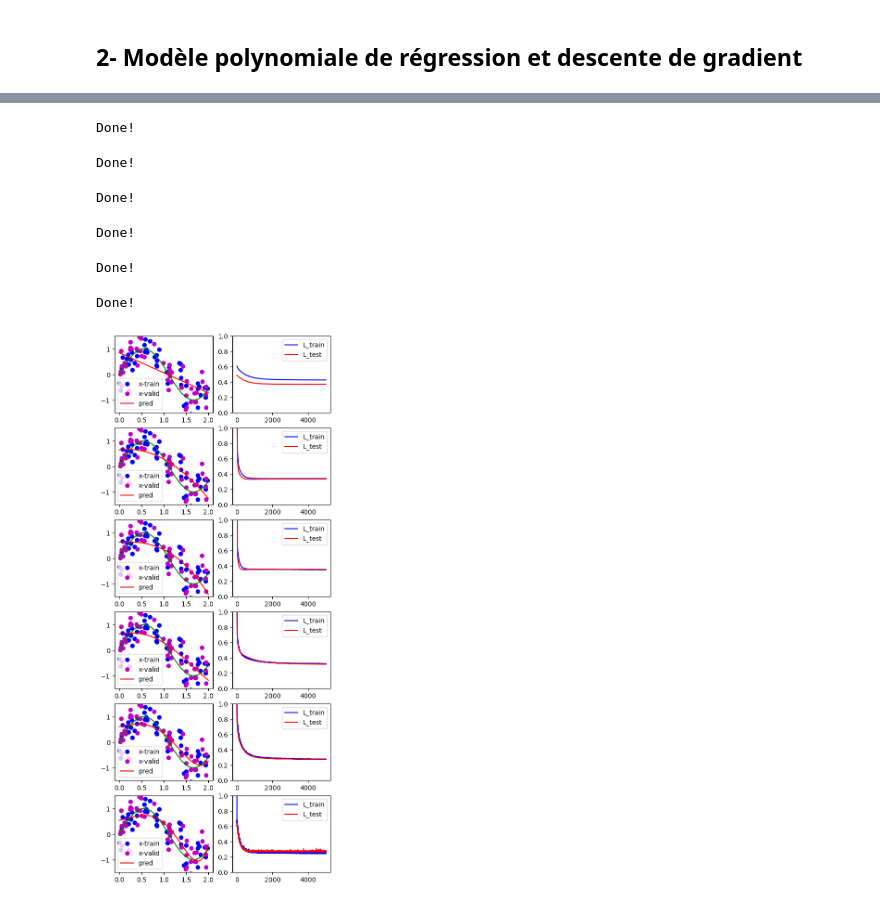
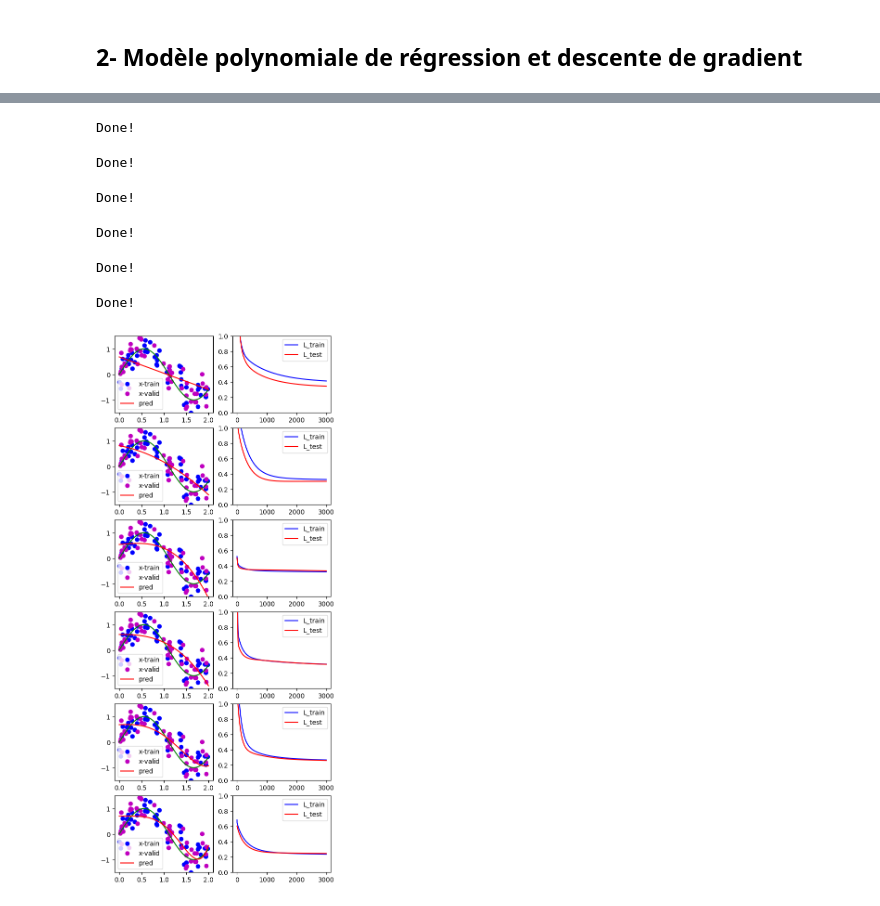
Before and after one commit to RodrigoFernandes-DA/TPs_Univ, a Jupyter notebook: Apprentissage profond/TP1/tp1_regression.ipynb, the cells around one changed output, grey strips where cells are left out. Cells and saved outputs as stored; diff of their text form; code cells hidden in the pictures.

```diff
--- a/Apprentissage profond/TP1/tp1_regression.ipynb
+++ b/Apprentissage profond/TP1/tp1_regression.ipynb
@@ -8,7 +8,7 @@ from tqdm import tqdm
 # %%
 np.random.seed(1)
 N= 100    # nombre d'exemples
-nu= 0.45 # frequence du sinus
+nu= 1 # frequence du sinus
 ORDRE_MAX = 10     # ordre maximum du polynome
 NOISE_EFFECT = 0.50
 
@@ -116,7 +116,7 @@ mse_train, mse_test = [], []
 ORDRE_MAX = 10
 fig, axs = plt.subplots(3,3,figsize=(12,12))
 for m in range(1,ORDRE_MAX):
-    X, Theta = regression(x_train,Y,m,weight_decay=True, Lambda=0.05)
+    X, Theta = regression(x_train,Y,m,weight_decay=False, Lambda=0.5)
     Y_pred = X @ Theta #prédiction des valeurs de Y
     mse_train.append(get_MSE(Y, Y_pred))
 
@@ -144,8 +144,9 @@ for m in range(1,ORDRE_MAX):
 
 plt.figure()
 #plt.ylim([0,1])
-plt.plot([x_train for x_train in range(1,ORDRE_MAX)],mse_train,"b-", label="MSE-train")
-plt.plot([x_test for x_test in range(1,ORDRE_MAX)],mse_test,"m-", label="MSE-test")
+plt.plot([x_train for x_train in range(1,10)],mse_train[:9],"b-", label="MSE-train")
+plt.plot([x_test for x_test in range(1,10)],mse_test[:9],"m-", label="MSE-test")
+# plt.title("Weigh Decay = 0.25")
 plt.legend()
 # %% [output]
 <matplotlib.legend.Legend at 0x...>
@@ -281,7 +282,7 @@ torch.manual_seed(1)
 N=50     # nombre d'exemples
 nu=0.45 # frequence du sinus
 ORDRE_MAX = 7     # ordre maximum du polynome
-NOISE_EFFECT = 0.50 # amplitude du bruit
+NOISE_EFFECT = 0.45 # amplitude du bruit
 
 #La vérité
 xx = np.asarray([2*n/(10*N) for n in range(10*N)])
@@ -312,9 +313,9 @@ from torch.utils.data import DataLoader
 
 # DEFINITION DU RESEAU
 LEARNING_RATE = 1e-3 # 1e-3  1e-4
-EPOCHS = 5000
+EPOCHS = 3000
 WEIGHT_DECAY = 0.1  #, 0.01, 0.05, 0.1]:
-BATCH_SIZE = 25
+BATCH_SIZE = 50
 HIDDEN_CELLS = 1 # une seule cellule pour le régresseur polynomial
 
 
@@ -369,31 +370,31 @@ for ordre in range(1, ORDRE_MAX):
         # VISUALISATION DES RESULTATS
         ##############################################################
 
         plt.subplot(hauteur_plot,2,2*(ordre-1)+1)
         #plt.title(f"Ordre : {ordre}")
 
         plt.ylim([-1.5,1.5])
         # les données d'apprentissage
         plt.plot(x_train,Y_train,"bo",label="x-train")
         # les données de test
         plt.plot(x_test,Y_test,"mo",label="x-valid")
         # la vrai fonction non bruitée
         plt.plot(xx,sin,'g')
         # la fonction de prediction
         plt.plot(xx,fonction_regression,"r-", label="pred")
         plt.legend()
 
         # visu des loss train et test
         plt.subplot(hauteur_plot,2,2*ordre)
         plt.ylim([0,1.0])
         plt.plot(train_losses[ordre],"b",label="L_train")
         plt.plot(test_losses[ordre],"r",label="L_test")
         plt.legend()
 # %% [output]
 Done!
 Done!
 Done!
 Done!
 Done!
 Done!
-[figure, old version]
+[figure, new version]
```
Also changed, not shown: parts of 5 cells of this notebook, 4 other files.
